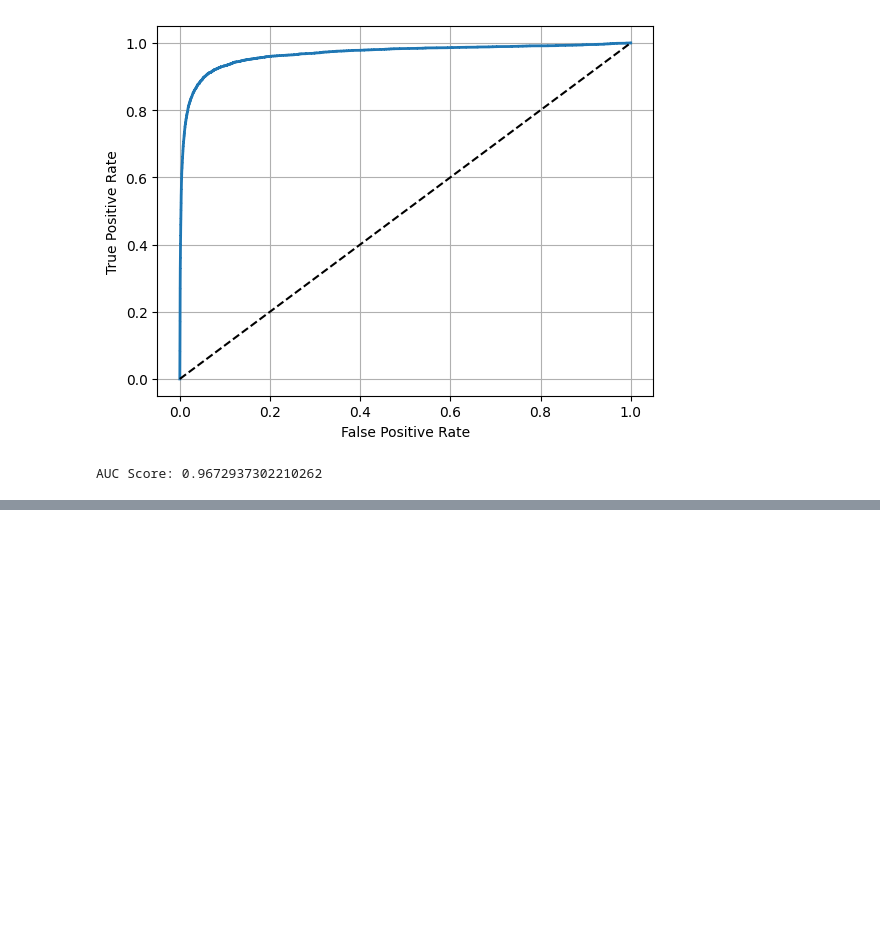
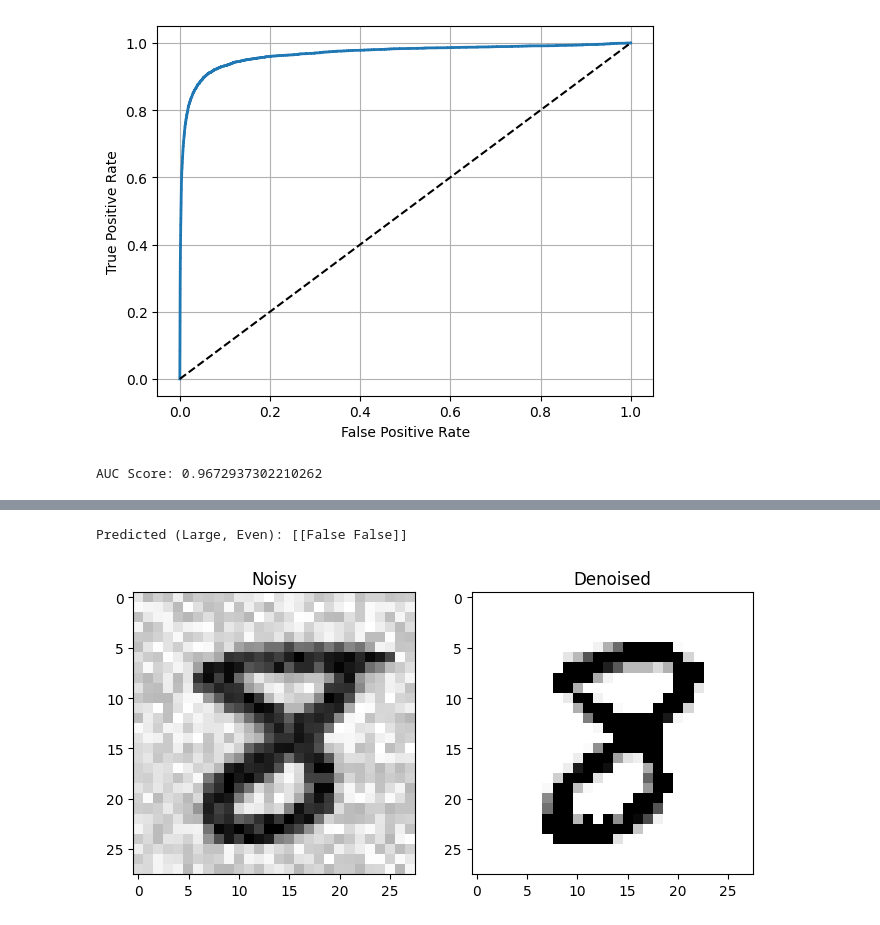
Before and after one commit to justkimtai/ml-tutorials, a Jupyter notebook: ch-3-notebook.ipynb, the cells around one changed output, grey strips where cells are left out. Cells and saved outputs as stored; diff of their text form; code cells hidden in the pictures; blank space fills up the shorter version.

```diff
--- a/ch-3-notebook.ipynb
+++ b/ch-3-notebook.ipynb
@@ -116,0 +160,42 @@ AUC Score: 0.9672937302210262
+# %%
+# Multilabel classification (large? even?)
+
+from sklearn.neighbors import KNeighborsClassifier
+
+y_multilabel_full = np.c_[(y >= 7), (y % 2 == 0)]
+
+X_train, X_test, y_train_ml, y_test_ml = train_test_split(X, y_multilabel_full, test_size=0.2, random_state=42)
+
+knn_clf = KNeighborsClassifier()
+knn_clf.fit(X_train, y_train_ml)
+
+print("Predicted (Large, Even):", knn_clf.predict([some_digit]))
+# %% [output]
+Predicted (Large, Even): [[False False]]
+# %%
+# Multi-output classification: Image Denoising
+
+noise = np.random.randint(0, 100, (len(X_train), 784))
+X_train_mod = X_train + noise
+y_train_mod = X_train
+
+noise_test = np.random.randint(0, 100, (len(X_test), 784))
+X_test_mod = X_test + noise_test
+y_test_mod = X_test
+
+knn_cleaner = KNeighborsClassifier()
+knn_cleaner.fit(X_train_mod, y_train_mod)
+
+clean_digit = knn_cleaner.predict([X_test_mod[0]])
+
+plt.figure(figsize=(8, 4))
+plt.subplot(1, 2, 1)
+plt.title("Noisy")
+plt.imshow(X_test_mod[0].reshape(28, 28), cmap="binary")
+
+plt.subplot(1, 2, 2)
+plt.title("Denoised")
+plt.imshow(clean_digit.reshape(28, 28), cmap="binary")
+plt.show()
+# %% [output]
+[figure, added]
```
Also changed, not shown: parts of 2 cells of this notebook.
